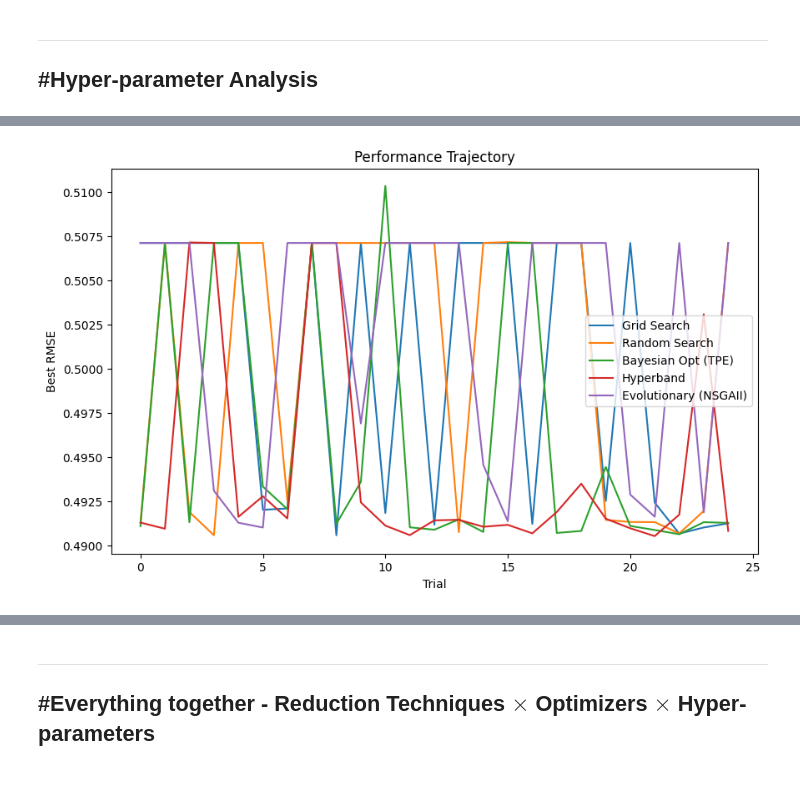
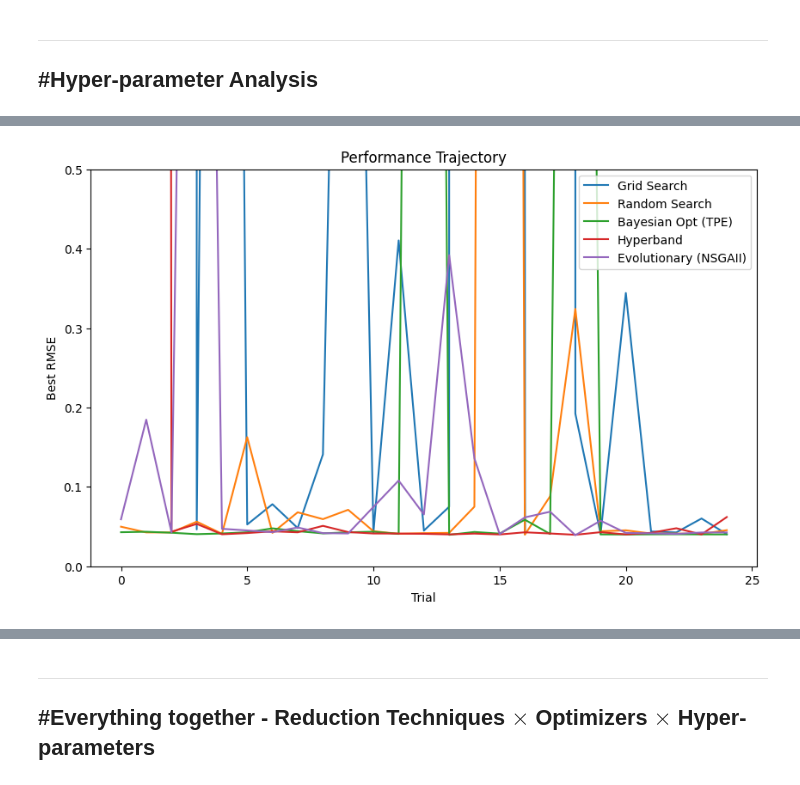
Before and after one commit to owoMarciN/AgileProject, a Jupyter notebook: SmartStreetLighting.ipynb, the cells around one changed output, grey strips where cells are left out. Saved outputs shown, nothing was run; the diff lists cells and outputs as text; code cells hidden in the pictures.

```diff
--- a/SmartStreetLighting.ipynb
+++ b/SmartStreetLighting.ipynb
@@ -581,7 +587 @@ def autoencoder_features(X_train, X_test, epochs=50, lr=1e-3):
-# %%
-Xtr_ae, Xte_ae = autoencoder_features(Xtr, Xte, epochs=100, lr=1e-3)
-
-metrics, losses, elapsed_time, f1_scores = train_and_eval(opt_name="rmsprop", Xtr=Xtr_pca, Xte=Xte_pca, ytr=ytr, yte=yte, hparams=hp, in_dim=8)
-print(metrics)
-print(elapsed_time)
 # %%
@@ -629,18 +650,18 @@ plt.show()
 search_space = {
     "lr": [1e-4, 1e-3, 1e-2, 1e-1],
     "momentum": [0.7, 0.8, 0.9, 0.99],
-    "hidden_size": [8, 16, 32],
+    "hidden_size": [8, 16, 32, 64],
     "weight_decay": [0.001, 0.01],
-    "batch_size": [16, 32, 64]
+    "batch_size": [16, 32, 64, 128]
 }
 # %%
 def objective(opt_name, Xtr, Xte, ytr, yte, trial):
     hp = {
         "lr": trial.suggest_float("lr", 1e-4, 1e-1, log=True),
         "momentum": trial.suggest_float("momentum", 0.7, 0.99),
-        "hidden_size": trial.suggest_categorical("hidden_size", [8, 16, 32]),
+        "hidden_size": trial.suggest_categorical("hidden_size", [8, 16, 32, 64]),
         "weight_decay": trial.suggest_float("weight_decay", 1e-6, 1e-2, log=True),
-        "batch_size": trial.suggest_categorical("batch_size", [16, 32, 64])
+        "batch_size": trial.suggest_categorical("batch_size", [16, 32, 64, 128])
     }
 
     metrics, losses = train_and_eval(opt_name, Xtr, Xte, ytr, yte, hp)
@@ -737,7 +758,7 @@ def run_evolutionary(opt_name, Xtr, Xte, ytr, yte, n_trials=25):
 results = {}
 
 # As for now testing the baseline with 'Adam' optimizer
-adam_opt = "lion"
+adam_opt = "rmsprop"
 
 # Baselines
 grid_hp, grid_rmse, grid_traj, grid_loss, grid_met = run_optuna_grid_search(opt_name=adam_opt, Xtr=Xtr, Xte=Xte, ytr=ytr, yte=yte, n_trials=25)
@@ -812,34 +815,35 @@ plt.plot(results["Grid_traj"][:N_TRIALS], label="Grid Search")
 plt.plot(results["Random_traj"][:N_TRIALS], label="Random Search")
 plt.plot(results["Bayes_traj"][:N_TRIALS], label="Bayesian Opt (TPE)")
 plt.plot(results["Hyperband_traj"][:N_TRIALS], label="Hyperband")
 plt.plot(results["Evolutionary_traj"][:N_TRIALS], label="Evolutionary (NSGAII)")
 
+plt.ylim([0, 0.5])
 plt.xlabel("Trial")
 plt.ylabel("Best RMSE")
 plt.title("Performance Trajectory")
 plt.legend()
 plt.show()
 
 # ------------------------------------------------------------------------------
 # Changes to the evaluation class must be made if you want the 'elapsed_time'
 # trajectories.
 # For now 'grid_perf' returns only the best trial performance time.
 # ------------------------------------------------------------------------------
 
 # plt.figure(figsize=(10, 6))
 # plt.plot(results["Grid_perf"][:N_TRIALS], label="Grid Search")
 # plt.plot(results["Random_perf"][:N_TRIALS], label="Random Search")
 # plt.plot(results["Bayes_perf"][:N_TRIALS], label="Bayesian Opt (TPE)")
 # plt.plot(results["Hyperband_perf"][:N_TRIALS], label="Hyperband")
 # plt.plot(results["Evolutionary_perf"][:N_TRIALS], label="Evolutionary (NSGAII)")
 
 # plt.xlabel("Trial")
 # plt.ylabel("Elapsed Time (s)")
 # plt.title("Elapsed Time per Trial")
 # plt.legend()
 # plt.show()
 # %% [output]
-[figure, old version]
+[figure, new version]
 # %%
 table = pd.DataFrame({
     "Method": ["Grid", "Random", "Bayes", "Hyperband", "Evolutionary"],
```
Also changed, not shown: parts of 29 cells of this notebook.
